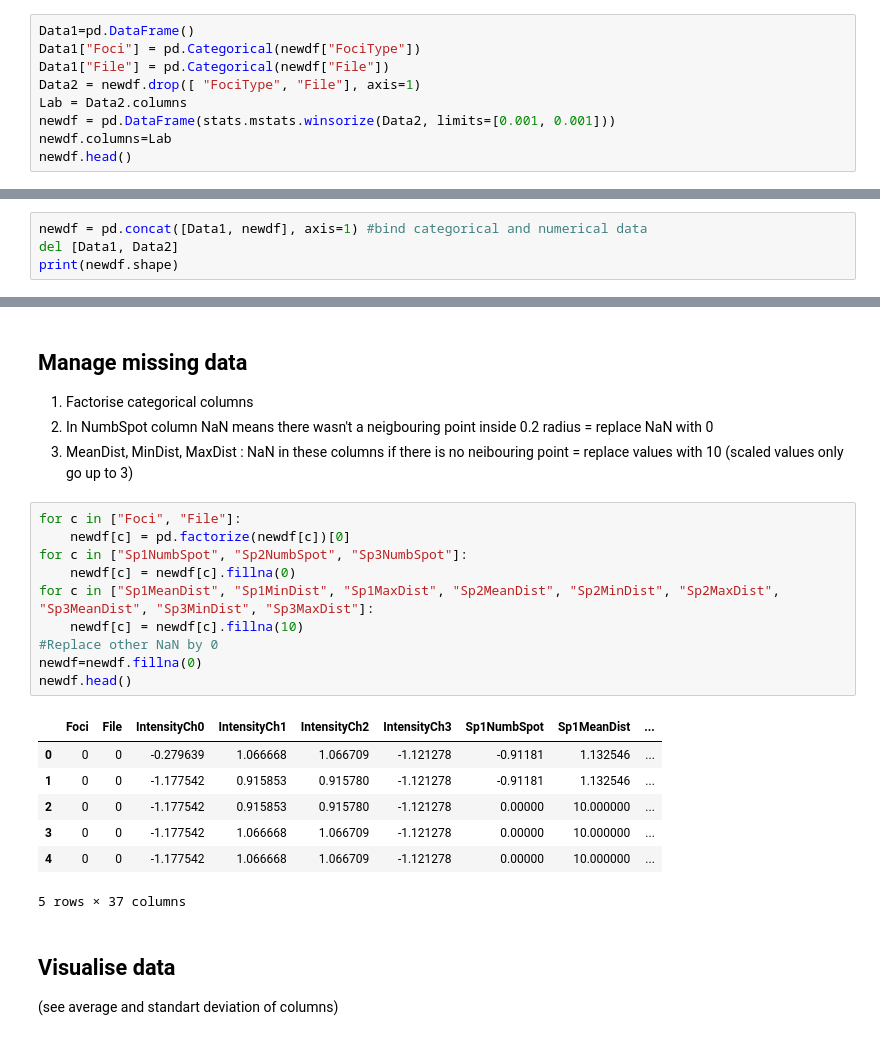
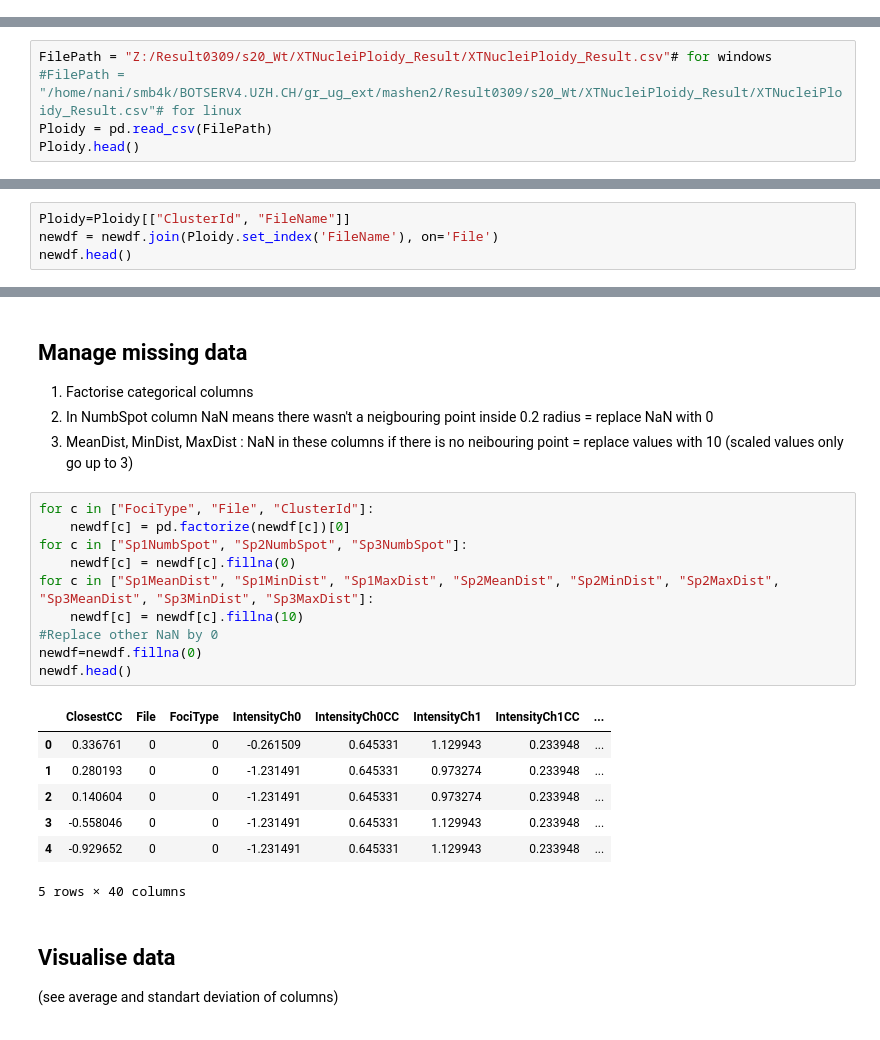
Before and after one commit to Menigedegna/Point-Pattern-Analysis, a Jupyter notebook: MachineLearningRNADistribution.ipynb, the cells around one changed output, grey strips where cells are left out. Saved outputs shown, nothing was run; the diff lists cells and outputs as text.

```diff
--- a/MachineLearningRNADistribution.ipynb
+++ b/MachineLearningRNADistribution.ipynb
@@ -142,9 +282,0 @@ Text(0.5,1,u'Before removing outliers')
-# %%
-Data1=pd.DataFrame()
-Data1["Foci"] = pd.Categorical(newdf["FociType"])
-Data1["File"] = pd.Categorical(newdf["File"])
-Data2 = newdf.drop([ "FociType", "File"], axis=1)
-Lab = Data2.columns
-newdf = pd.DataFrame(stats.mstats.winsorize(Data2, limits=[0.001, 0.001]))
-newdf.columns=Lab
-newdf.head()
@@ -167,4 +282,0 @@ Text(0.5,1,u'After removing outliers')
-# %%
-newdf = pd.concat([Data1, newdf], axis=1) #bind categorical and numerical data
-del [Data1, Data2]
-print(newdf.shape)
@@ -172,0 +285,5 @@ print(newdf.shape)
+# %%
+FilePath = "Z:/Result0309/s20_Wt/XTNucleiPloidy_Result/XTNucleiPloidy_Result.csv"# for windows
+#FilePath = "/home/nani/smb4k/BOTSERV4.UZH.CH/gr_ug_ext/mashen2/Result0309/s20_Wt/XTNucleiPloidy_Result/XTNucleiPloidy_Result.csv"# for linux
+Ploidy = pd.read_csv(FilePath)
+Ploidy.head()
@@ -172,0 +297,4 @@ print(newdf.shape)
+# %%
+Ploidy=Ploidy[["ClusterId", "FileName"]]
+newdf = newdf.join(Ploidy.set_index('FileName'), on='File')
+newdf.head()
@@ -177,23 +313,23 @@ print(newdf.shape)
 2. In NumbSpot column NaN means there wasn't a neigbouring point inside 0.2 radius = replace NaN with 0
 3. MeanDist, MinDist, MaxDist : NaN in these columns if there is no neibouring point = replace values with 10 (scaled values only go up to 3)
 # %%
-for c in ["Foci", "File"]:
+for c in ["FociType", "File", "ClusterId"]:
     newdf[c] = pd.factorize(newdf[c])[0]
 for c in ["Sp1NumbSpot", "Sp2NumbSpot", "Sp3NumbSpot"]:
     newdf[c] = newdf[c].fillna(0)
 for c in ["Sp1MeanDist", "Sp1MinDist", "Sp1MaxDist", "Sp2MeanDist", "Sp2MinDist", "Sp2MaxDist", "Sp3MeanDist", "Sp3MinDist", "Sp3MaxDist"]:
     newdf[c] = newdf[c].fillna(10)
 #Replace other NaN by 0
 newdf=newdf.fillna(0)
 newdf.head()
 # %% [output]
-|  | Foci | File | IntensityCh0 | IntensityCh1 | IntensityCh2 | IntensityCh3 | Sp1NumbSpot | Sp1MeanDist | ... |
-| 0 | 0 | 0 | -0.279639 | 1.066668 | 1.066709 | -1.121278 | -0.91181 | 1.132546 | ... |
-| 1 | 0 | 0 | -1.177542 | 0.915853 | 0.915780 | -1.121278 | -0.91181 | 1.132546 | ... |
-| 2 | 0 | 0 | -1.177542 | 0.915853 | 0.915780 | -1.121278 | 0.00000 | 10.000000 | ... |
-| 3 | 0 | 0 | -1.177542 | 1.066668 | 1.066709 | -1.121278 | 0.00000 | 10.000000 | ... |
-| 4 | 0 | 0 | -1.177542 | 1.066668 | 1.066709 | -1.121278 | 0.00000 | 10.000000 | ... |
+|  | ClosestCC | File | FociType | IntensityCh0 | IntensityCh0CC | IntensityCh1 | IntensityCh1CC | ... |
+| 0 | 0.336761 | 0 | 0 | -0.261509 | 0.645331 | 1.129943 | 0.233948 | ... |
+| 1 | 0.280193 | 0 | 0 | -1.231491 | 0.645331 | 0.973274 | 0.233948 | ... |
+| 2 | 0.140604 | 0 | 0 | -1.231491 | 0.645331 | 0.973274 | 0.233948 | ... |
+| 3 | -0.558046 | 0 | 0 | -1.231491 | 0.645331 | 1.129943 | 0.233948 | ... |
+| 4 | -0.929652 | 0 | 0 | -1.231491 | 0.645331 | 1.129943 | 0.233948 | ... |
-5 rows × 37 columns
+5 rows × 40 columns
 # %% [markdown]
 ## Visualise data
 (see average and standart deviation of columns)
```
Also changed, not shown: parts of 32 cells of this notebook.
